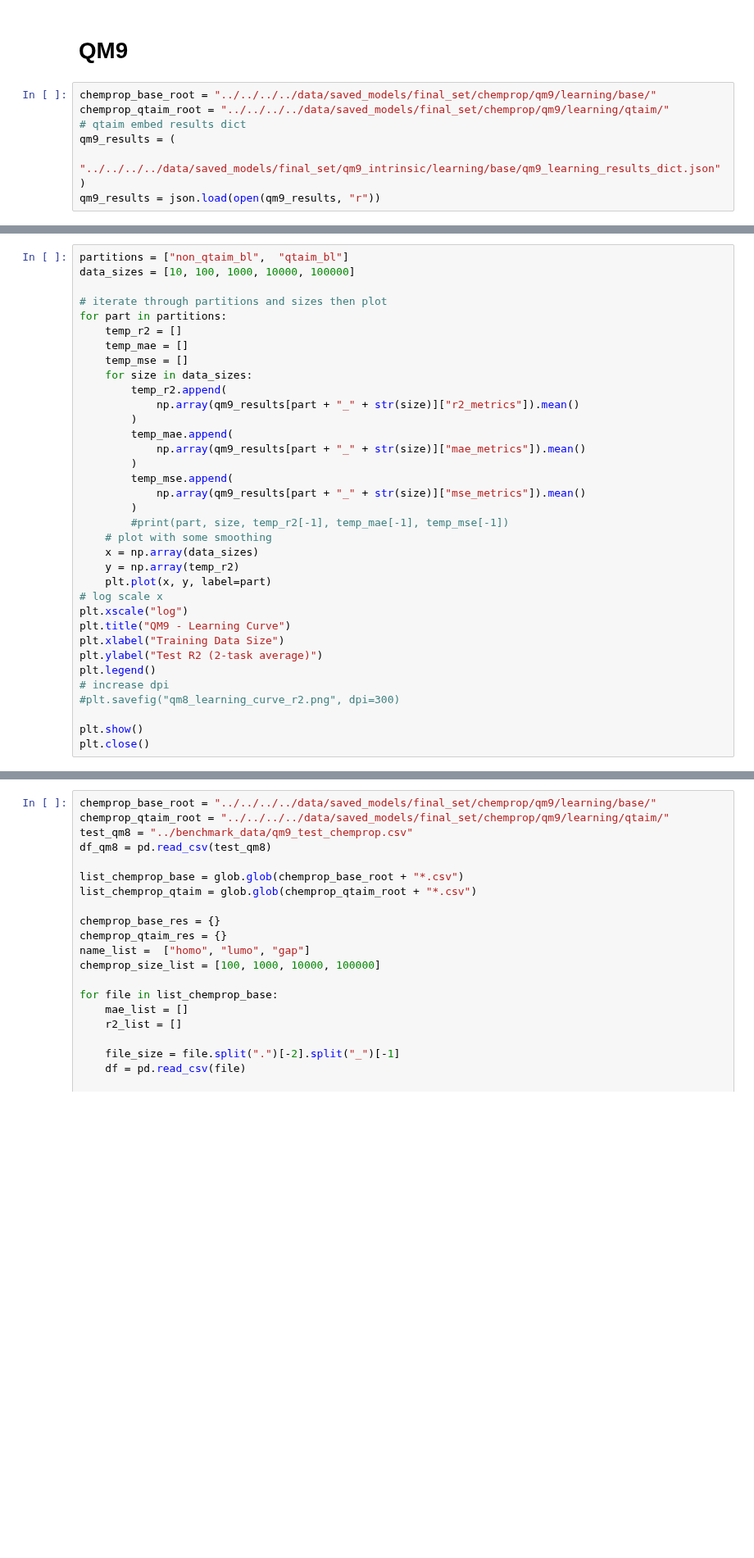
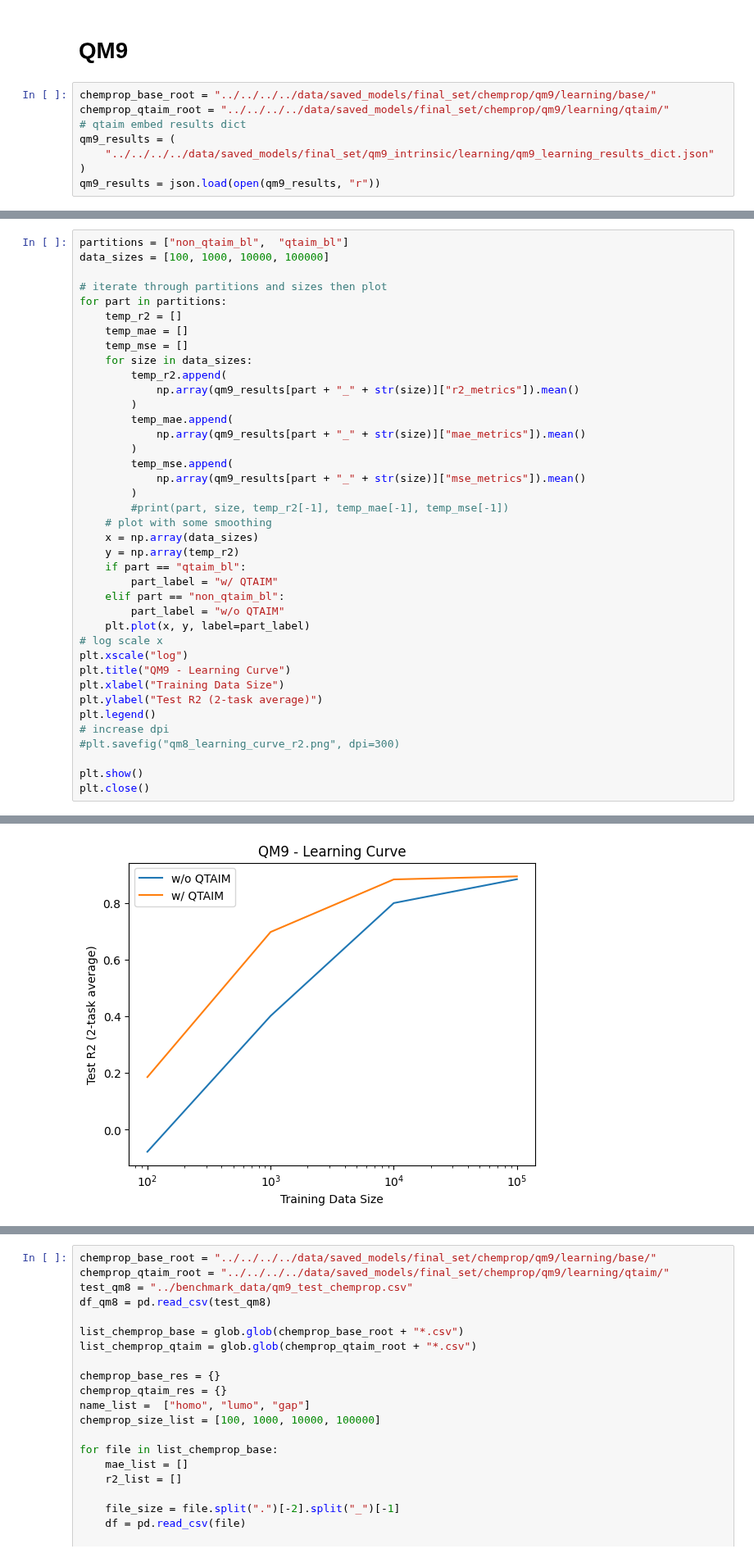
Before and after one commit to santi921/qtaim_embed, a Jupyter notebook: qtaim_embed/scripts/notebooks/graph_level/learning_experiments_0125.ipynb, the cells around one changed output, grey strips where cells are left out. Shown at 82% size. Saved outputs shown, nothing was run; the diff lists cells and outputs as text; blank space fills up the shorter version.

```diff
--- a/qtaim_embed/scripts/notebooks/graph_level/learning_experiments_0125.ipynb
+++ b/qtaim_embed/scripts/notebooks/graph_level/learning_experiments_0125.ipynb
@@ -267,6 +264,6 @@ chemprop_base_root = "../../../../data/saved_models/final_set/chemprop/qm9/learn
 chemprop_qtaim_root = "../../../../data/saved_models/final_set/chemprop/qm9/learning/qtaim/"
 # qtaim embed results dict
 qm9_results = (
-    "../../../../data/saved_models/final_set/qm9_intrinsic/learning/base/qm9_learning_results_dict.json"
+    "../../../../data/saved_models/final_set/qm9_intrinsic/learning/qm9_learning_results_dict.json"
 )
 qm9_results = json.load(open(qm9_results, "r"))
@@ -275,6 +270,6 @@ FileNotFoundError: [Errno 2] No such file or directory: '../../../../data/saved_
 # %%
 partitions = ["non_qtaim_bl",  "qtaim_bl"]
-data_sizes = [10, 100, 1000, 10000, 100000]
+data_sizes = [100, 1000, 10000, 100000]
 
 # iterate through partitions and sizes then plot
 for part in partitions:
@@ -295,7 +290,11 @@ for part in partitions:
     # plot with some smoothing
     x = np.array(data_sizes)
     y = np.array(temp_r2)
-    plt.plot(x, y, label=part)
+    if part == "qtaim_bl":
+        part_label = "w/ QTAIM"
+    elif part == "non_qtaim_bl":
+        part_label = "w/o QTAIM"
+    plt.plot(x, y, label=part_label)
 # log scale x
 plt.xscale("log")
 plt.title("QM9 - Learning Curve")
@@ -312,3 +310,4 @@ TypeError: string indices must be integers, not 'str'
+[figure, added]
 # %%
 partitions = ["non_qtaim_bl",  "qtaim_bl"]
 data_sizes = [100, 1000, 10000, 100000]
```
Also changed, not shown: parts of 9 cells of this notebook, 19 other files.
